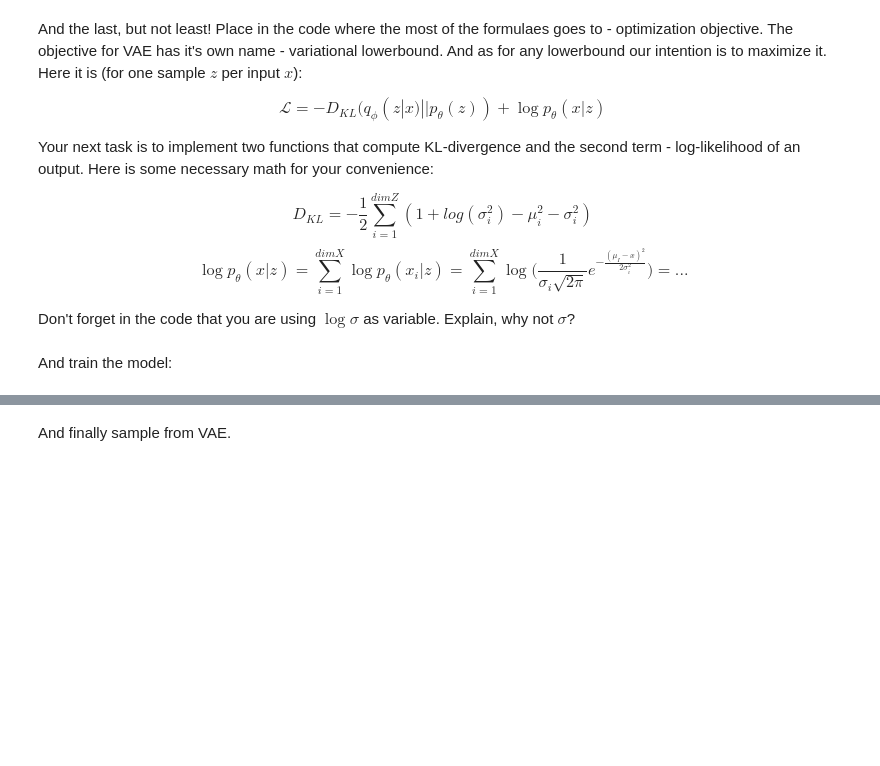
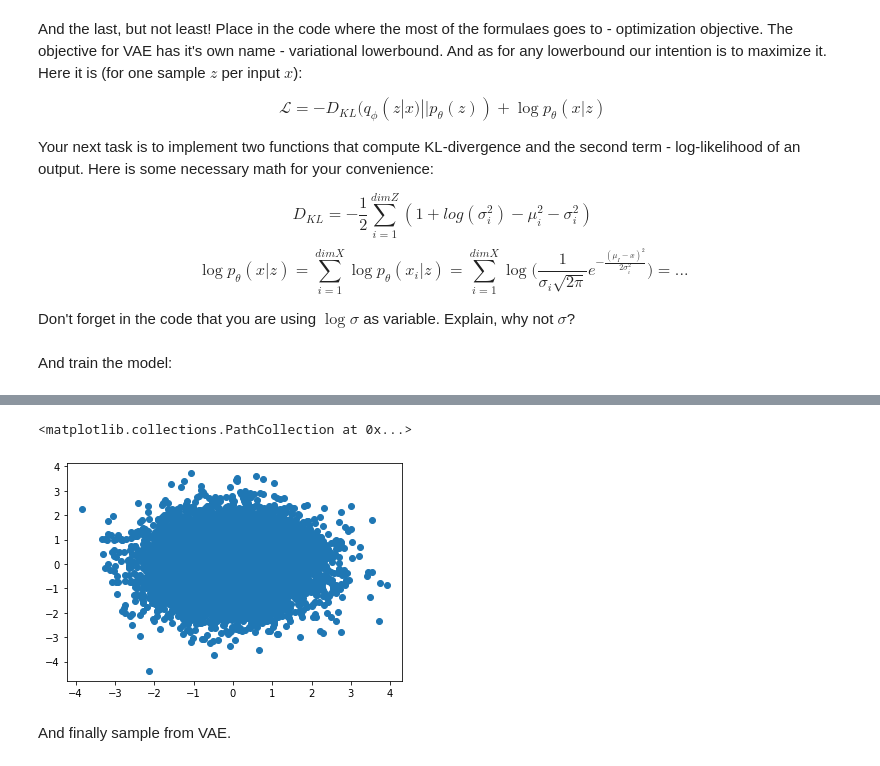
Before and after one commit to Edgar-creator/Networks, a Jupyter notebook: Session3/vae.ipynb, the cells around one changed output, grey strips where cells are left out. Cells and saved outputs as stored; diff of their text form; code cells hidden in the pictures; blank space fills up the shorter version.

```diff
--- a/Session3/vae.ipynb
+++ b/Session3/vae.ipynb
@@ -144,13 +207,10 @@ Since our decoder is also a function that generates distribution, we need to do
 # %% [markdown]
 In this homework we only ask for implementation of the simplest version of VAE - one $z$ sample per input. You can consider to sample several outputs from one input and average them.
 # %%
+K.clear_session()
 # to compare with conventional AE, keep these hyperparameters
 # or change them for the values that you used before
-dimZ = 100
-
-# define the network
-K.clear_session()
-
+dimZ = 2
 batch_size = 50
 
 x_input = layers.Input( (6075,))
@@ -161,10 +221,10 @@ z_mean = layers.Dense(dimZ)(x)
 z_log_var = layers.Dense(dimZ)(x)
 
 def noiser(args):
-    global z_mean, z_log_var
-    z_mean, z_log_var = args
-    N = K.random_normal(shape = (batch_size, dimZ), mean=0., stddev=1.)
-    return K.exp(z_log_var/2) * N + z_mean
+  global z_mean, z_log_var
+  z_mean, z_log_var = args
+  N = K.random_normal(shape = (batch_size, dimZ), mean=0., stddev=1.)
+  return K.exp(z_log_var/2) * N + z_mean
 
 z = layers.Lambda(noiser, output_shape = (dimZ,) )([z_mean, z_log_var])
 
@@ -176,6 +236,9 @@ decoded = layers.Dense(6075, activation='sigmoid')(d)
 encoder = keras.Model(x_input,z, name = 'encoder')
 decoder = keras.Model(decoder, decoded, name = 'decoder')
 vae = keras.Model(x_input, decoder(encoder(x_input)), name = 'vae')
+
+
+# define the network
 # you can start from pytorch example https://github.com/pytorch/examples/blob/master/vae/main.py
 # or Theano-based examples here https://github.com/Lasagne/Recipes/blob/master/examples/variational_autoencoder/variational_autoencoder.py
 # and here https://github.com/y0ast/Variational-Autoencoder/blob/master/VAE.py
@@ -212,3 +301,9 @@ plt.plot(history.history['val_loss'])
+# %%
+z = encoder.predict(X_train, batch_size=batch_size)
+plt.scatter(z[:,0], z[:,1])
+# %% [output]
+<matplotlib.collections.PathCollection at 0x...>
+[figure, added]
 # %% [markdown]
 And finally sample from VAE.
 # %%
```
Also changed, not shown: parts of 33 cells of this notebook.
